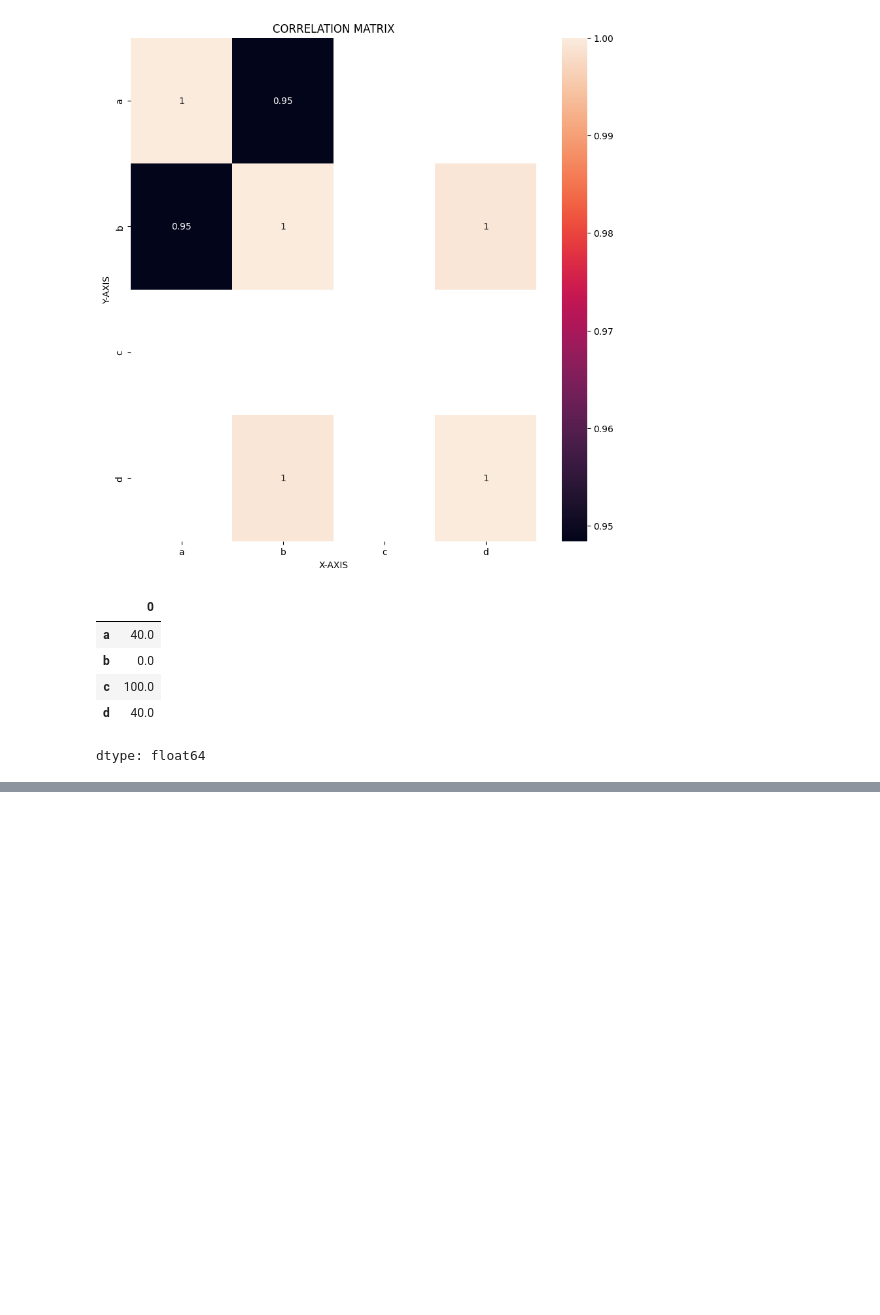
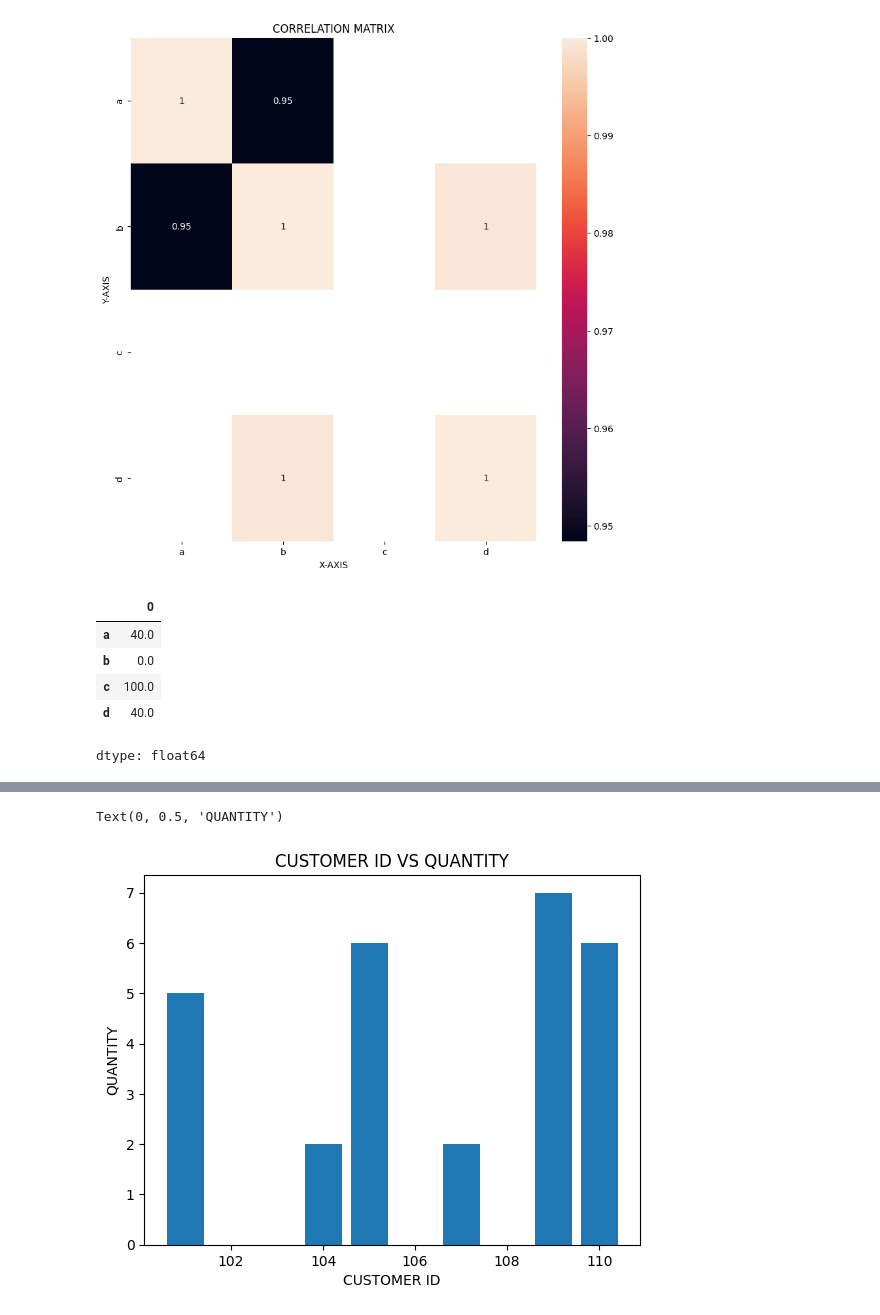
Before and after one commit to mdsamim1992hatia-cell/BMI-CAL, a Jupyter notebook: Untitled213.ipynb, the cells around one changed output, grey strips where cells are left out. Drawn from its saved outputs; the diff is of its cells as text; code cells hidden in the pictures; blank space fills up the shorter version.

```diff
--- a/Untitled213.ipynb
+++ b/Untitled213.ipynb
@@ -295,0 +406,8 @@ print(df_zero);
+# %%
+plt.bar(df['customer_id'],df['quantity'])
+plt.title('CUSTOMER ID VS QUANTITY')
+plt.xlabel('CUSTOMER ID')
+plt.ylabel('QUANTITY')
+# %% [output]
+Text(0, 0.5, 'QUANTITY')
+[figure, added]
```
Also changed, not shown: parts of 33 cells of this notebook.
